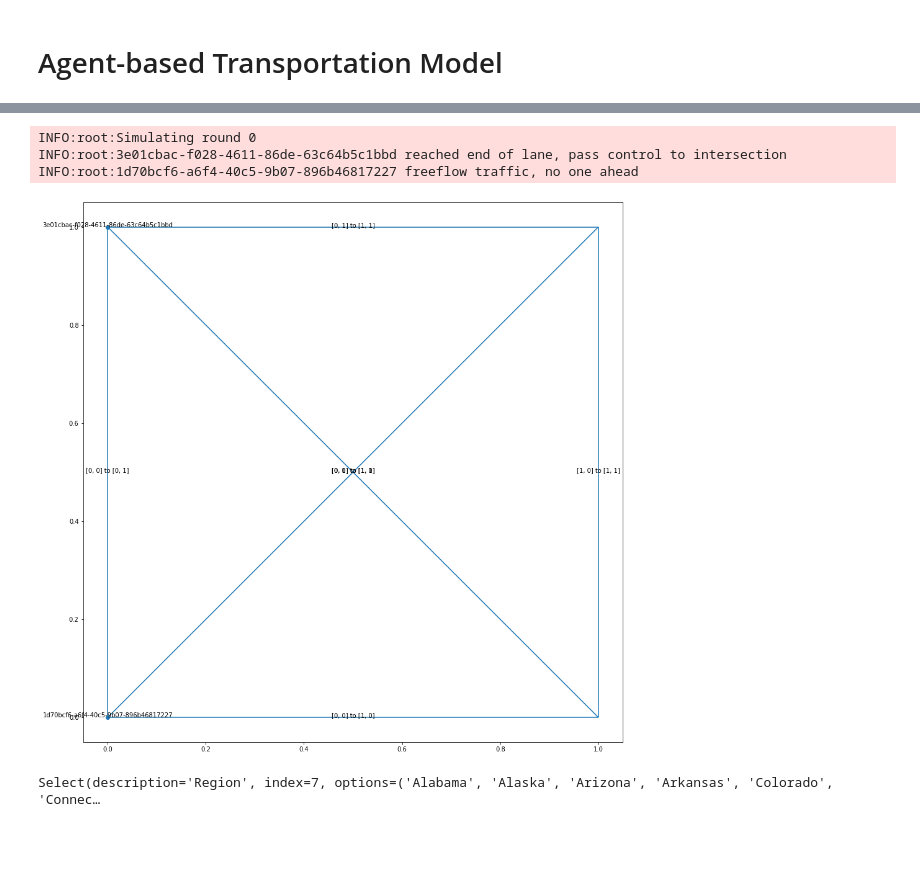
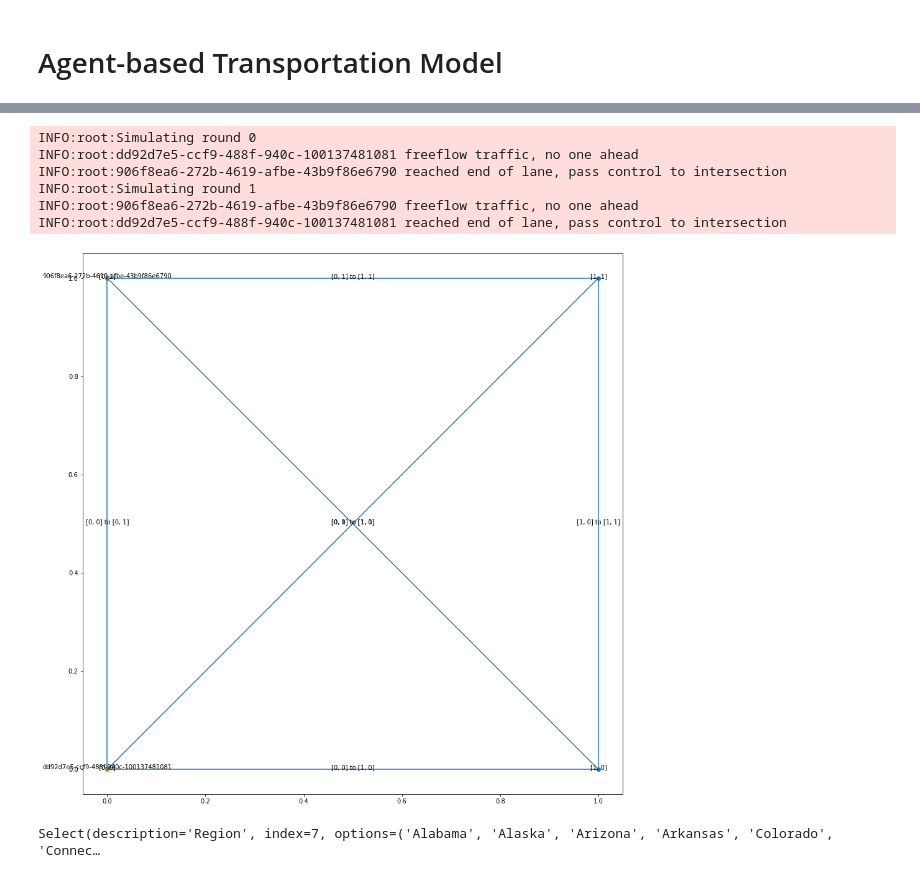
Before and after one commit to davidbailey/dpd, a Jupyter notebook: docs/notebooks/agent-based_transportation_model.ipynb, the cells around one changed output, grey strips where cells are left out. Drawn from its saved outputs; the diff is of its cells as text; code cells hidden in the pictures; blank space fills up the shorter version.

```diff
--- a/docs/notebooks/agent-based_transportation_model.ipynb
+++ b/docs/notebooks/agent-based_transportation_model.ipynb
@@ -52,6 +53,7 @@ def test_map():
             [input_intersection.geometry, output_intersection.geometry]
         )
         map_.add_road(Road(name, geometry, input_intersection, output_intersection, 1))
+        map_.roads["Road"][name].max_speed = 1 * units.meter / units.second
     return  map_
 
 
@@ -60,34 +62,37 @@ map_ = test_map()
 # %%
 from pyproj import CRS
 
 from dpd.modeling import Driver
 
 model = TransportationModel()
 abtmmap = ABTMMap(model, map_)
 
 p1 = Driver(model, Point(0,0), [
     abtmmap.roads.loc["[0, 1] to [1, 1]"]["Road"],
     abtmmap.roads.loc["[0, 0] to [0, 1]"]["Road"]
 ])
 p2 = Driver(model, Point(0,1), [
     abtmmap.roads.loc["[1, 0] to [1, 1]"]["Road"],
     abtmmap.roads.loc["[0, 1] to [1, 0]"]["Road"]
 ])
 for person in [p1, p2]:
     abtmmap.add_person(person)
 
 aea = CRS.from_string("North America Albers Equal Area Conic")
 abtmmap.intersections.crs = aea
 abtmmap.roads.crs = aea
 abtmmap.people.crs = aea
 trajectories = abtmmap.simulate(1, post_people=False)
 
-abtmmap.plot(include_roads=True)
+abtmmap.plot(include_roads=True, include_intersections=True)
 # %% [output]
 INFO:root:Simulating round 0
-INFO:root:3e01cbac-f028-4611-86de-63c64b5c1bbd reached end of lane, pass control to intersection
-INFO:root:1d70bcf6-a6f4-40c5-9b07-896b46817227 freeflow traffic, no one ahead
+INFO:root:dd92d7e5-ccf9-488f-940c-100137481081 freeflow traffic, no one ahead
+INFO:root:906f8ea6-272b-4619-afbe-43b9f86e6790 reached end of lane, pass control to intersection
+INFO:root:Simulating round 1
+INFO:root:906f8ea6-272b-4619-afbe-43b9f86e6790 freeflow traffic, no one ahead
+INFO:root:dd92d7e5-ccf9-488f-940c-100137481081 reached end of lane, pass control to intersection
-[figure, old version]
+[figure, new version]
 # %%
 region = widgets.Select(
     options=list(
```
Also changed, not shown: parts of 5 cells of this notebook, 8 other files.
